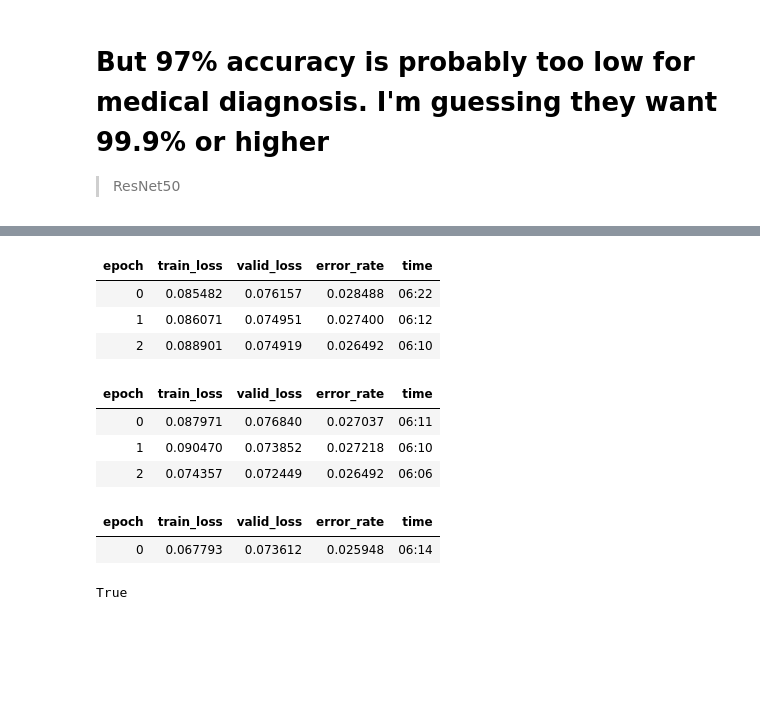
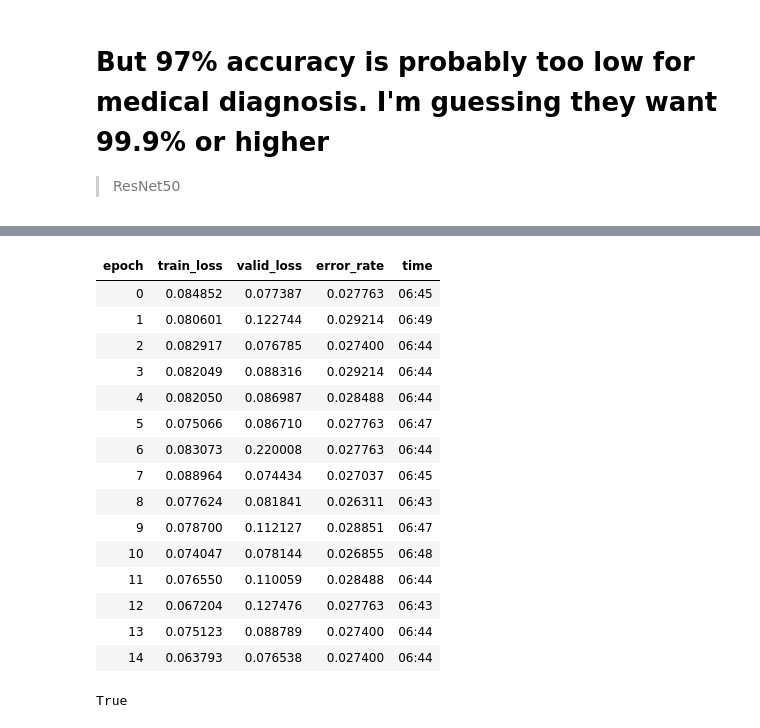
Before and after one commit to RaymondDashWu/Malaria-Detection, a Jupyter notebook: Malaria Detection.ipynb, the cells around one changed output, grey strips where cells are left out. Cells and saved outputs as stored; diff of their text form; code cells hidden in the pictures; blank space fills up the shorter version.

Commit message:
[ADD] More training on ResNet50. I think there are possible mislabeled

```diff
--- a/Malaria Detection.ipynb
+++ b/Malaria Detection.ipynb
@@ -255,24 +258,25 @@ LR Finder is complete, type {learner_name}.recorder.plot() to see the graph.
-# %%
-learn.unfreeze()
-learn.fit_one_cycle(3, max_lr=slice(1e-6,1e-4))
-# %% [output]
-| epoch | train_loss | valid_loss | error_rate | time |
-| 0 | 0.085482 | 0.076157 | 0.028488 | 06:22 |
-| 1 | 0.086071 | 0.074951 | 0.027400 | 06:12 |
-| 2 | 0.088901 | 0.074919 | 0.026492 | 06:10 |
-# %%
-learn.fit_one_cycle(3, max_lr=slice(1e-6,1e-4))
-# %% [output]
-| epoch | train_loss | valid_loss | error_rate | time |
-| 0 | 0.087971 | 0.076840 | 0.027037 | 06:11 |
-| 1 | 0.090470 | 0.073852 | 0.027218 | 06:10 |
-| 2 | 0.074357 | 0.072449 | 0.026492 | 06:06 |
 # %%
 #TODO: Figure out how many epochs before this starts doing badly. Just starting to get good! Could push a couple more.
-learn.fit_one_cycle(1, max_lr=slice(1e-6,1e-4))
+
+learn.unfreeze()
+learn.fit_one_cycle(15, max_lr=slice(1e-6,1e-4))
 # %% [output]
 | epoch | train_loss | valid_loss | error_rate | time |
-| 0 | 0.067793 | 0.073612 | 0.025948 | 06:14 |
+| 0 | 0.084852 | 0.077387 | 0.027763 | 06:45 |
+| 1 | 0.080601 | 0.122744 | 0.029214 | 06:49 |
+| 2 | 0.082917 | 0.076785 | 0.027400 | 06:44 |
+| 3 | 0.082049 | 0.088316 | 0.029214 | 06:44 |
+| 4 | 0.082050 | 0.086987 | 0.028488 | 06:44 |
+| 5 | 0.075066 | 0.086710 | 0.027763 | 06:47 |
+| 6 | 0.083073 | 0.220008 | 0.027763 | 06:44 |
+| 7 | 0.088964 | 0.074434 | 0.027037 | 06:45 |
+| 8 | 0.077624 | 0.081841 | 0.026311 | 06:43 |
+| 9 | 0.078700 | 0.112127 | 0.028851 | 06:47 |
+| 10 | 0.074047 | 0.078144 | 0.026855 | 06:48 |
+| 11 | 0.076550 | 0.110059 | 0.028488 | 06:44 |
+| 12 | 0.067204 | 0.127476 | 0.027763 | 06:43 |
+| 13 | 0.075123 | 0.088789 | 0.027400 | 06:44 |
+| 14 | 0.063793 | 0.076538 | 0.027400 | 06:44 |
 # %%
 interp = ClassificationInterpretation.from_learner(learn)
 losses,idxs = interp.top_losses()
```
Also changed, not shown: parts of 16 cells of this notebook.
